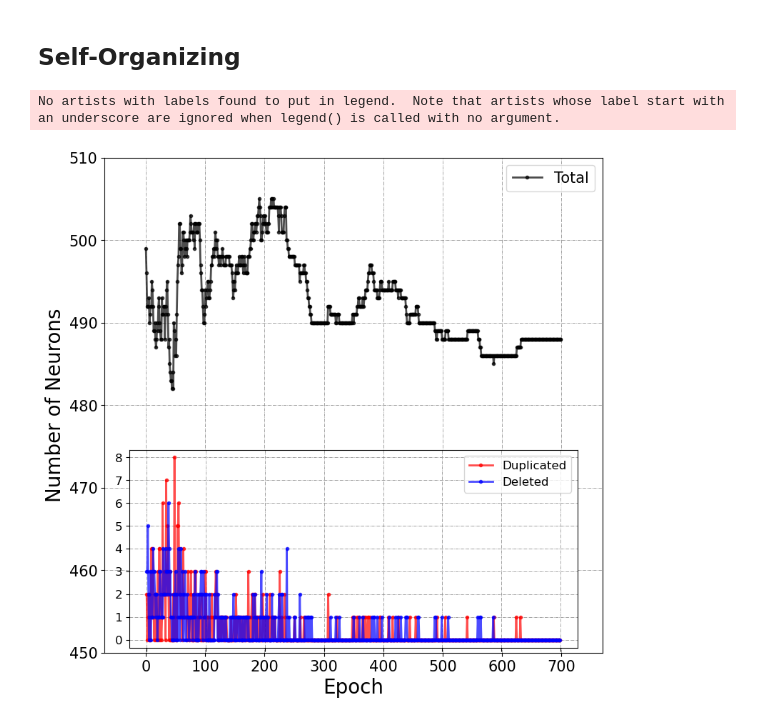
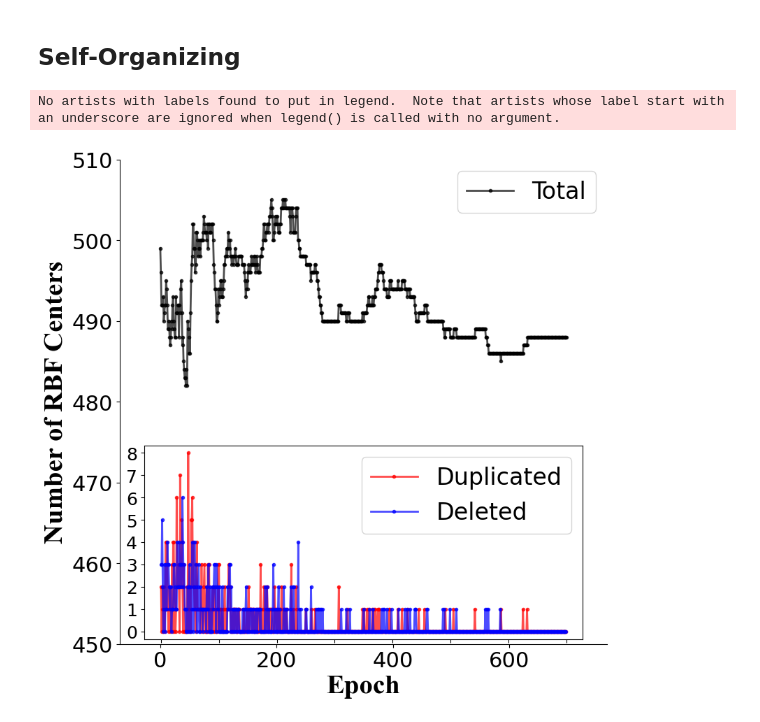
Before and after one commit to Galazxhy/FF-ARBFNN, a Jupyter notebook: writing/MNIST_ARBF_results.ipynb, the cells around one changed output. Cells and saved outputs as stored; diff of their text form; code cells hidden in the pictures.

```diff
--- a/writing/MNIST_ARBF_results.ipynb
+++ b/writing/MNIST_ARBF_results.ipynb
@@ -7,7 +7,7 @@ import torch
 # %% [markdown]
 ## Self-Organizing
 # %%
-with open("../Log/exp_21/output_log.txt") as f:
+with open("./saveMNISTLog/exp_21/output_log.txt") as f:
     lines = f.readlines()
 
 layer0_result_dicts = {
@@ -37,44 +37,46 @@ for line in lines:
 %matplotlib inline
 import numpy as np
 import matplotlib.pyplot as plt
 from mpl_toolkits.axes_grid1.inset_locator import inset_axes
 from matplotlib.ticker import MaxNLocator
 
 fig, ax = plt.subplots(1, 1, figsize=(9,9))
 
 cmap = plt.cm.get_cmap('tab20c')
 colors = cmap(np.linspace(0, 1, 3))
 
 ax.margins(x=0.1, y=0.1)
-ax.set_xlabel('Epoch', fontsize='20')
-ax.set_ylabel('Number of Neurons', fontsize='20')
-ax.tick_params(axis='x', labelsize=15)
-ax.tick_params(axis='y', labelsize=15)
+ax.set_xlabel('Epoch', fontdict={"family": "Times New Roman", "weight": "bold", "size": 28})
+ax.set_ylabel('Number of RBF Centers', fontdict={"family": "Times New Roman", "weight": "bold", "size": 28})
+ax.tick_params(axis='x', labelsize=22)
+ax.tick_params(axis='y', labelsize=22)
+ax.spines["top"].set_visible(False)
+ax.spines["right"].set_visible(False)
 ax.set_ylim(450, 510)
 ax.plot(layer0_result_dicts["Epoch"], layer0_result_dicts["num_neurons_layer_0"], marker='.', color="k", alpha=0.7, linewidth=2, linestyle='-')
 
-ax.grid(ls="-.", lw=0.5, c="grey")
+# ax.grid(ls="-.", lw=0.5, c="grey")
 ax.legend()
 
 axins1 = inset_axes(ax, width="90%", height="40%", loc='upper left', bbox_to_anchor=(0.04, -0.58, 1, 1), bbox_transform=ax.transAxes)
 axins1.plot(layer0_result_dicts["Epoch"], layer0_result_dicts["dup_neurons_layer_0"], marker='.', color="r", alpha=0.7, linewidth=2, linestyle='-')
 axins1.plot(layer0_result_dicts["Epoch"], layer0_result_dicts["del_neurons_layer_0"], marker='.', color="b", alpha=0.7, linewidth=2, linestyle='-')
 
 # axins1.set_ylim(-0.5, 12)
-# axins1.tick_params(axis='x', labelsize=15)
+axins1.tick_params(axis='x', labelsize=18)
 axins1.set_xticklabels([])
-axins1.tick_params(axis='y', labelsize=12)
+axins1.tick_params(axis='y', labelsize=18)
 axins1.yaxis.set_major_locator(MaxNLocator(integer=True))
-axins1.grid(ls="-.", lw=0.5, c="grey")
+# axins1.grid(ls="-.", lw=0.5, c="grey")
 axins1.margins(x=0.042, y=0.042)
 
-ax.legend(["Total"], prop={'size':15})
-axins1.legend([ "Duplicated", "Deleted"], prop={'size':12})
+ax.legend(["Total"], prop={'size':24})
+axins1.legend([ "Duplicated", "Deleted"], prop={'size':24})
 plt.savefig('MNIST_Neuron_Adj.svg', bbox_inches='tight', pad_inches=0, dpi=1200)
 plt.show()
 # %% [output]
 No artists with labels found to put in legend.  Note that artists whose label start with an underscore are ignored when legend() is called with no argument.
-[figure, old version]
+[figure, new version]
 # %%
 from model import FF_TE, utils
 from config import config
```
Also changed, not shown: parts of 11 cells of this notebook, 30 other files.
